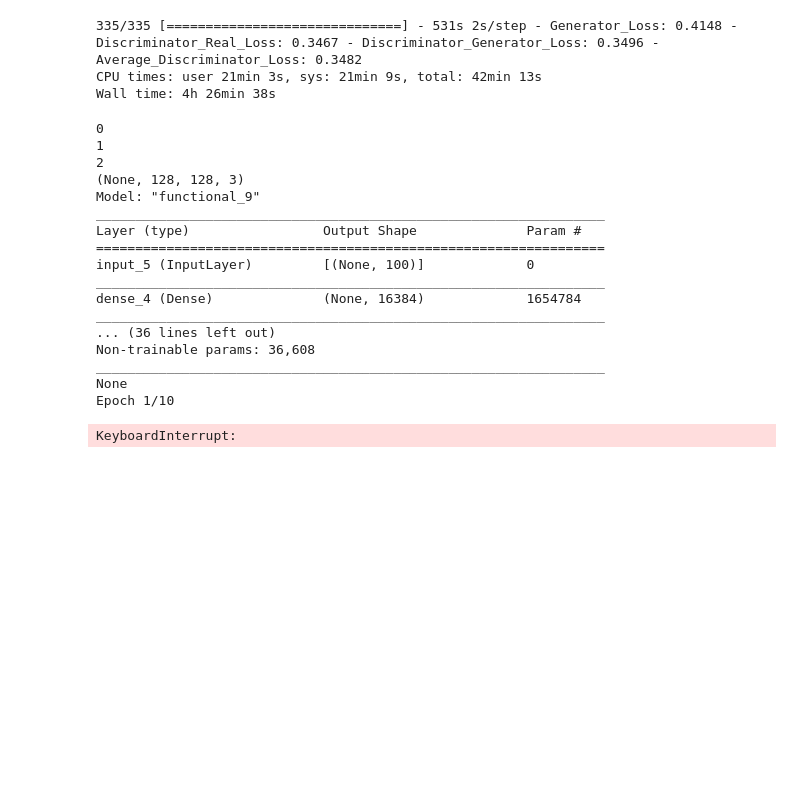
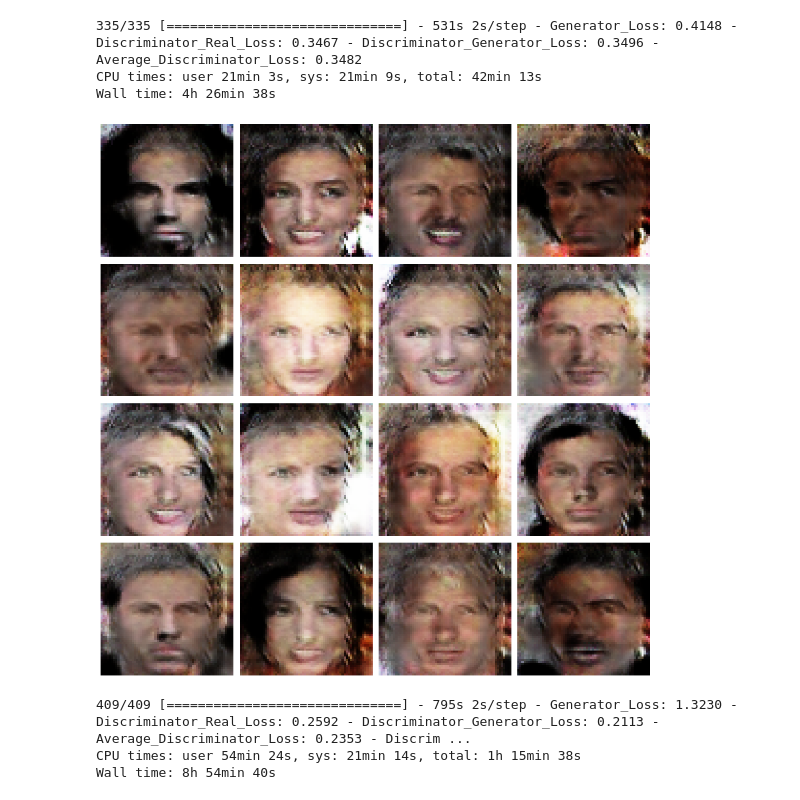
Before and after one commit to ecbme4040/e4040-2020FALL-PROJECT-CRKY-CJR2198, a Jupyter notebook: CelebA 64x64.ipynb, the cells around one changed output. Saved outputs shown, nothing was run; the diff lists cells and outputs as text; code cells hidden in the pictures; blank space fills up the shorter version.

```diff
--- a/CelebA 64x64.ipynb
+++ b/CelebA 64x64.ipynb
@@ -22,7 +31,7 @@ INFO:tensorflow:Using MirroredStrategy with devices ('/job:localhost/replica:0/t
 # %%
 #augmentation function for tensorflow dataset
 @tf.function
-def prepare_image_celeb(img, dim=128):
+def prepare_image_celeb(img, dim=64):
     img = tf.io.read_file(img)
     img = tf.image.decode_jpeg(img, channels=3)
     img = tf.image.random_flip_left_right(img)
@@ -36,7 +45,7 @@ from train_DCGAN import *
 # %%
 #create
 BUFFER_SIZE = 10000
-BATCH_SIZE = 128 * strategy.num_replicas_in_sync
+BATCH_SIZE = 256 * strategy.num_replicas_in_sync
 img_files = tf.io.gfile.glob('celeb/img_align_celeba/*.jpg')
 celeb_train = tf.data.Dataset.from_tensor_slices(img_files)
 celeb_train = celeb_train.map(prepare_image_celeb, num_parallel_calls=tf.data.experimental.AUTOTUNE)
@@ -191,49 +200,51 @@ Wall time: 4h 26min 38s
 # %%
 %%time
 with strategy.scope():
+
+    distribute_training = True
+
+    #define optimizers
     generator_optimizer = tf.keras.optimizers.Adam(0.0002, beta_1 = 0.5) #learning rate by x10
     discriminator_optimizer = tf.keras.optimizers.Adam(0.0002, beta_1 = 0.5)
+
+    #dictionary to define generator architecture
     gen_dict = {'num_latent':100,
-             "filter_num":[768,512,384,256],
-             "filter_size":[8,5,5,5],
-             "strides":[2,2,2,4],
-             'dense':(4,4,1024),
+             "filter_num":[768,512,256],
+             "filter_size":[8,5,5],
+             "strides":[2,2,2],
+             'dense':(8,8,1024),
              'activation':'relu',
              'out_channels':3,
              'latent_distribution':'uniform'}
 
-    disc_dict = {"filter_num": [128, 256, 512],
-             "filter_size": [5, 5, 5],
+    disc_dict = {"filter_num": [128, 256, 512, 768],
+             "filter_size": [5, 5, 5, 5],
              'activation': 'leakyrelu',
              'out_channels': 3,
-             'dropout':0.1,
+             'dropout':0.3,
              'random_noise':False}
 
-    model = DCGAN(gen_dict=gen_dict, disc_dict=disc_dict, batch_size=128, model_name='Celeb_128_4_stride_relu', distribute=True)
-    model.compile(generator_optimizer, discriminator_optimizer,
-                  tf.keras.losses.BinaryCrossentropy(from_logits=True,
-                                                     #label_smoothing=0.1,
-                                                     reduction =tf.keras.losses.Reduction.NONE))
+    distributed_loss = tf.keras.losses.BinaryCrossentropy(from_logits=True,
+                                                     label_smoothing=0.1,
+                                                     reduction=tf.keras.losses.Reduction.NONE)
+
+    single_gpu_loss = tf.keras.losses.BinaryCrossentropy(from_logits=True,
+                                                     label_smoothing=0.1)
+
+    model = DCGAN(gen_dict=gen_dict, disc_dict=disc_dict, batch_size=256, model_name='DeepDiscrim_Drop_0.3', distribute=distribute_training)
+
+    if distribute_training == True:
+        model.compile(generator_optimizer, discriminator_optimizer, distributed_loss)
+    else:
+        model.compile(generator_optimizer, discriminator_optimizer, single_gpu_loss)
+
+
     print(model.gen_model.summary())
     save_callback = SaveModelAndCreateImages()
     tensorboard_callback = tf.keras.callbacks.TensorBoard(log_dir=model.log_path)
-    model.fit(x=celeb_train, epochs=10, callbacks=[save_callback,tensorboard_callback],shuffle=True)
+    history_1 = model.fit(x=celeb_train, epochs=40, callbacks=[save_callback,tensorboard_callback],shuffle=True)
 # %% [output]
+[figure, added]
-0
-1
-2
-(None, 128, 128, 3)
-Model: "functional_9"
-_________________________________________________________________
-Layer (type)                 Output Shape              Param #
-=================================================================
-input_5 (InputLayer)         [(None, 100)]             0
-_________________________________________________________________
-dense_4 (Dense)              (None, 16384)             1654784
-_________________________________________________________________
-... (36 lines left out)
-Non-trainable params: 36,608
-_________________________________________________________________
-None
-Epoch 1/10
+409/409 [==============================] - 795s 2s/step - Generator_Loss: 1.3230 - Discriminator_Real_Loss: 0.2592 - Discriminator_Generator_Loss: 0.2113 - Average_Discriminator_Loss: 0.2353 - Discrim ...
+CPU times: user 54min 24s, sys: 21min 14s, total: 1h 15min 38s
+Wall time: 8h 54min 40s
-KeyboardInterrupt:
```
Also changed, not shown: parts of 8 cells of this notebook, 3 other files.
